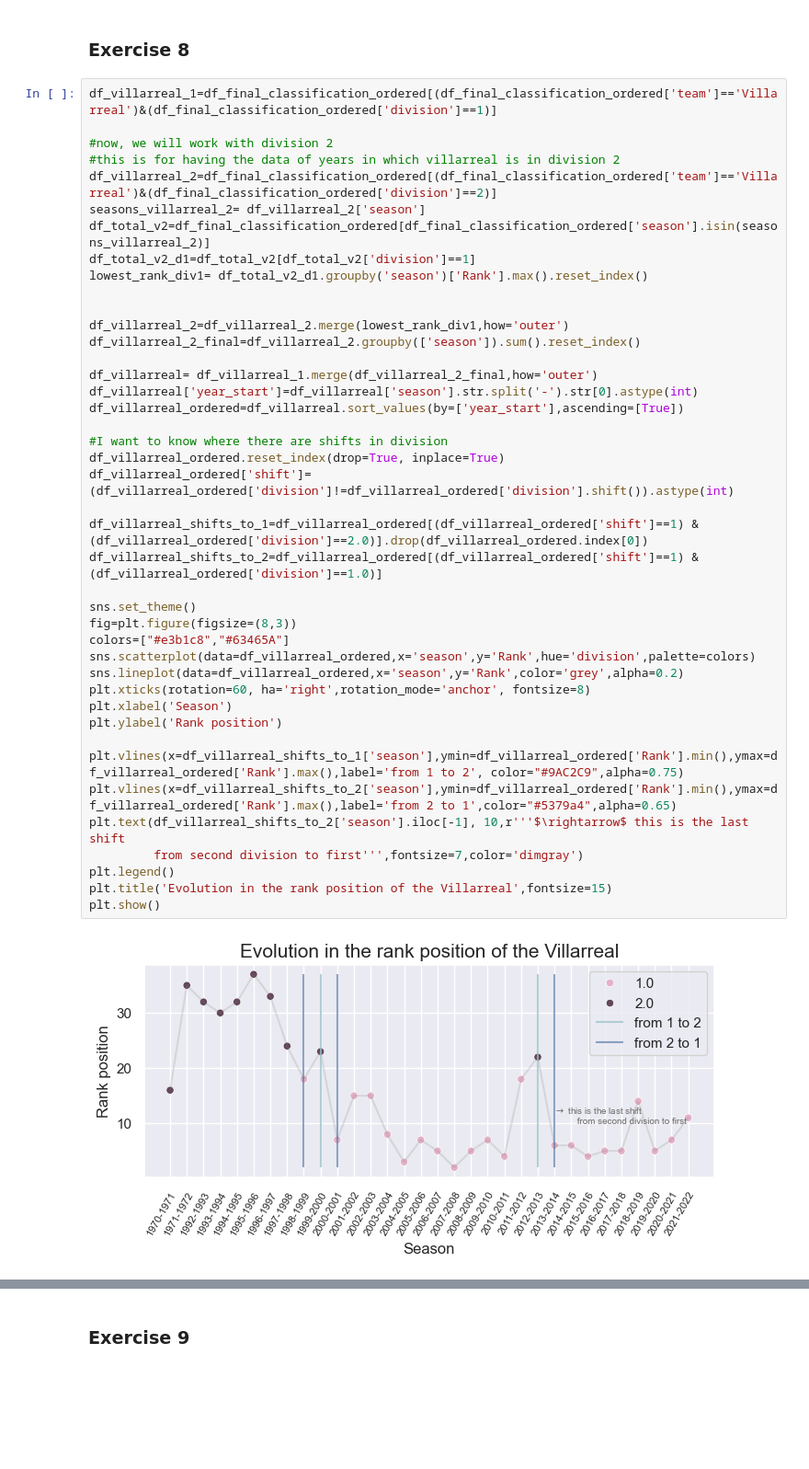
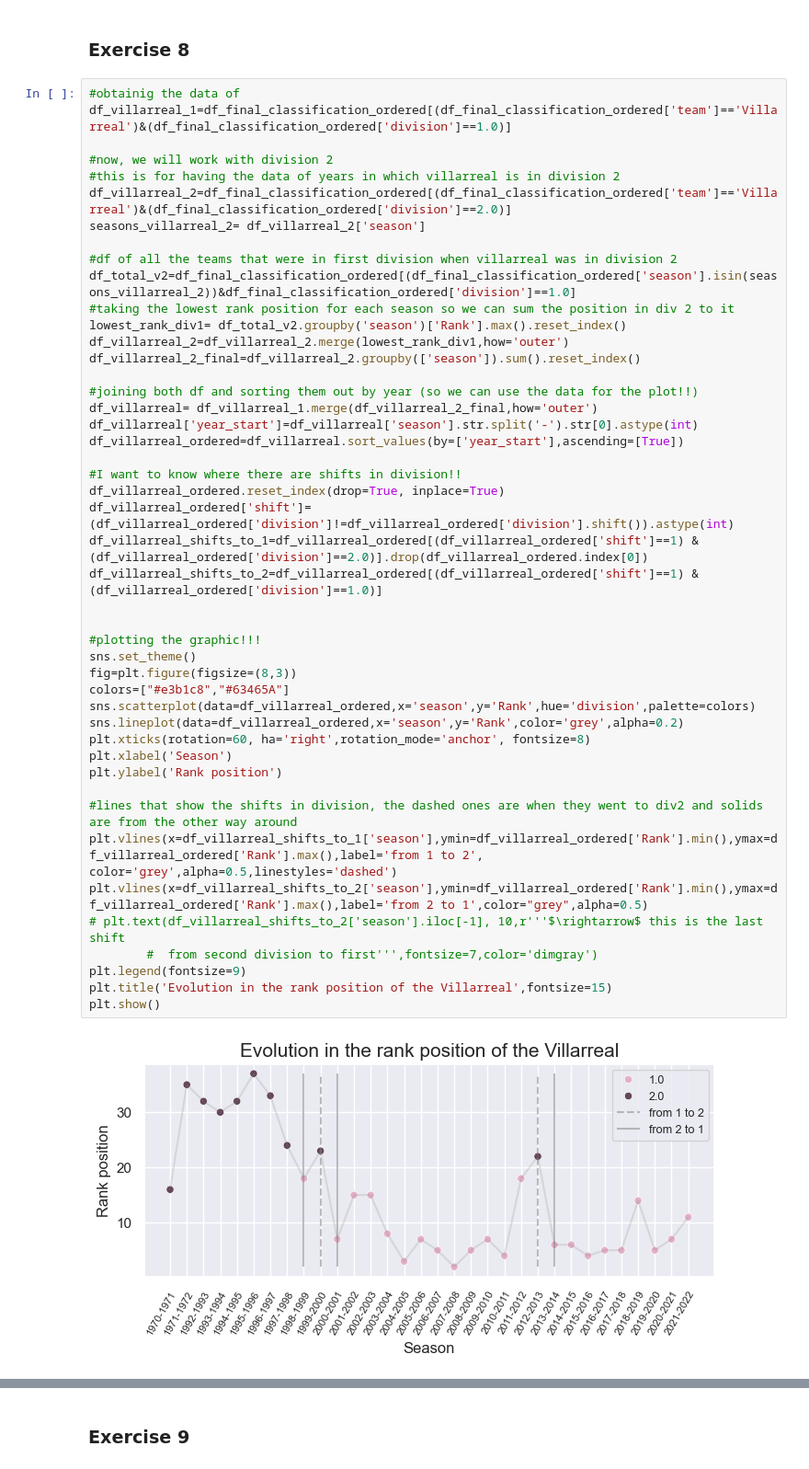
Before and after one commit to coders-unidas/la-quiniela, a Jupyter notebook: analysis/data_analysis.ipynb, the cells around one changed output, grey strips where cells are left out. Shown at 92% size. Drawn from its saved outputs; the diff is of its cells as text; blank space fills up the shorter version.

```diff
--- a/analysis/data_analysis.ipynb
+++ b/analysis/data_analysis.ipynb
@@ -399,46 +399,50 @@ df_final_classification_ordered.to_excel('SeasonStandings.xlsx')
 # %% [markdown]
 ### Exercise 8
 # %%
-df_villarreal_1=df_final_classification_ordered[(df_final_classification_ordered['team']=='Villarreal')&(df_final_classification_ordered['division']==1)]
+#obtainig the data of
+df_villarreal_1=df_final_classification_ordered[(df_final_classification_ordered['team']=='Villarreal')&(df_final_classification_ordered['division']==1.0)]
 
 #now, we will work with division 2
 #this is for having the data of years in which villarreal is in division 2
-df_villarreal_2=df_final_classification_ordered[(df_final_classification_ordered['team']=='Villarreal')&(df_final_classification_ordered['division']==2)]
+df_villarreal_2=df_final_classification_ordered[(df_final_classification_ordered['team']=='Villarreal')&(df_final_classification_ordered['division']==2.0)]
 seasons_villarreal_2= df_villarreal_2['season']
-df_total_v2=df_final_classification_ordered[df_final_classification_ordered['season'].isin(seasons_villarreal_2)]
-df_total_v2_d1=df_total_v2[df_total_v2['division']==1]
-lowest_rank_div1= df_total_v2_d1.groupby('season')['Rank'].max().reset_index()
 
-
+#df of all the teams that were in first division when villarreal was in division 2
+df_total_v2=df_final_classification_ordered[(df_final_classification_ordered['season'].isin(seasons_villarreal_2))&df_final_classification_ordered['division']==1.0]
+#taking the lowest rank position for each season so we can sum the position in div 2 to it
+lowest_rank_div1= df_total_v2.groupby('season')['Rank'].max().reset_index()
 df_villarreal_2=df_villarreal_2.merge(lowest_rank_div1,how='outer')
 df_villarreal_2_final=df_villarreal_2.groupby(['season']).sum().reset_index()
 
+#joining both df and sorting them out by year (so we can use the data for the plot!!)
 df_villarreal= df_villarreal_1.merge(df_villarreal_2_final,how='outer')
 df_villarreal['year_start']=df_villarreal['season'].str.split('-').str[0].astype(int)
 df_villarreal_ordered=df_villarreal.sort_values(by=['year_start'],ascending=[True])
 
-#I want to know where there are shifts in division
+#I want to know where there are shifts in division!!
 df_villarreal_ordered.reset_index(drop=True, inplace=True)
 df_villarreal_ordered['shift']=(df_villarreal_ordered['division']!=df_villarreal_ordered['division'].shift()).astype(int)
-
 df_villarreal_shifts_to_1=df_villarreal_ordered[(df_villarreal_ordered['shift']==1) & (df_villarreal_ordered['division']==2.0)].drop(df_villarreal_ordered.index[0])
 df_villarreal_shifts_to_2=df_villarreal_ordered[(df_villarreal_ordered['shift']==1) & (df_villarreal_ordered['division']==1.0)]
 
+
+#plotting the graphic!!!
 sns.set_theme()
 fig=plt.figure(figsize=(8,3))
 colors=["#e3b1c8","#63465A"]
 sns.scatterplot(data=df_villarreal_ordered,x='season',y='Rank',hue='division',palette=colors)
 sns.lineplot(data=df_villarreal_ordered,x='season',y='Rank',color='grey',alpha=0.2)
 plt.xticks(rotation=60, ha='right',rotation_mode='anchor', fontsize=8)
 plt.xlabel('Season')
 plt.ylabel('Rank position')
 
-plt.vlines(x=df_villarreal_shifts_to_1['season'],ymin=df_villarreal_ordered['Rank'].min(),ymax=df_villarreal_ordered['Rank'].max(),label='from 1 to 2', color="#9AC2C9",alpha=0.75)
-plt.vlines(x=df_villarreal_shifts_to_2['season'],ymin=df_villarreal_ordered['Rank'].min(),ymax=df_villarreal_ordered['Rank'].max(),label='from 2 to 1',color="#5379a4",alpha=0.65)
-plt.text(df_villarreal_shifts_to_2['season'].iloc[-1], 10,r'''$\rightarrow$ this is the last shift
-         from second division to first''',fontsize=7,color='dimgray')
-plt.legend()
+#lines that show the shifts in division, the dashed ones are when they went to div2 and solids are from the other way around
+plt.vlines(x=df_villarreal_shifts_to_1['season'],ymin=df_villarreal_ordered['Rank'].min(),ymax=df_villarreal_ordered['Rank'].max(),label='from 1 to 2', color='grey',alpha=0.5,linestyles='dashed')
+plt.vlines(x=df_villarreal_shifts_to_2['season'],ymin=df_villarreal_ordered['Rank'].min(),ymax=df_villarreal_ordered['Rank'].max(),label='from 2 to 1',color="grey",alpha=0.5)
+# plt.text(df_villarreal_shifts_to_2['season'].iloc[-1], 10,r'''$\rightarrow$ this is the last shift
+        #  from second division to first''',fontsize=7,color='dimgray')
+plt.legend(fontsize=9)
 plt.title('Evolution in the rank position of the Villarreal',fontsize=15)
 plt.show()
 # %% [output]
-[figure, old version]
+[figure, new version]
```
Also changed, not shown: parts of 1 cell of this notebook, 1 other file.
